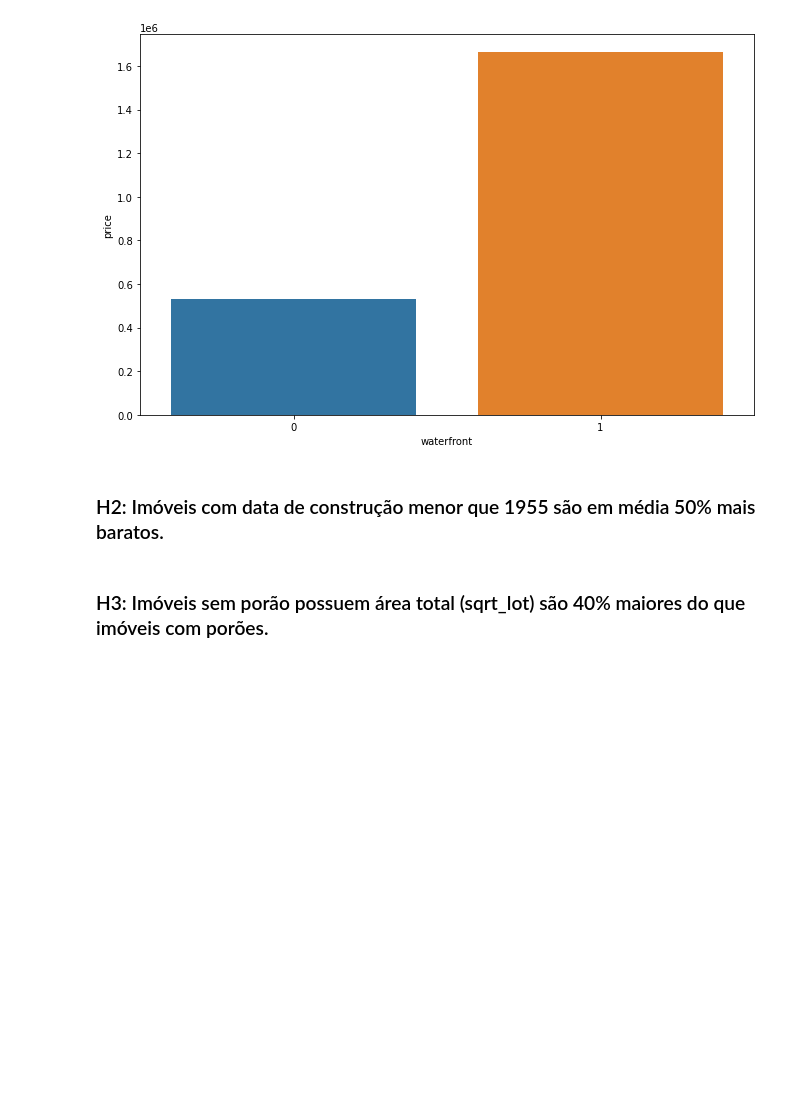
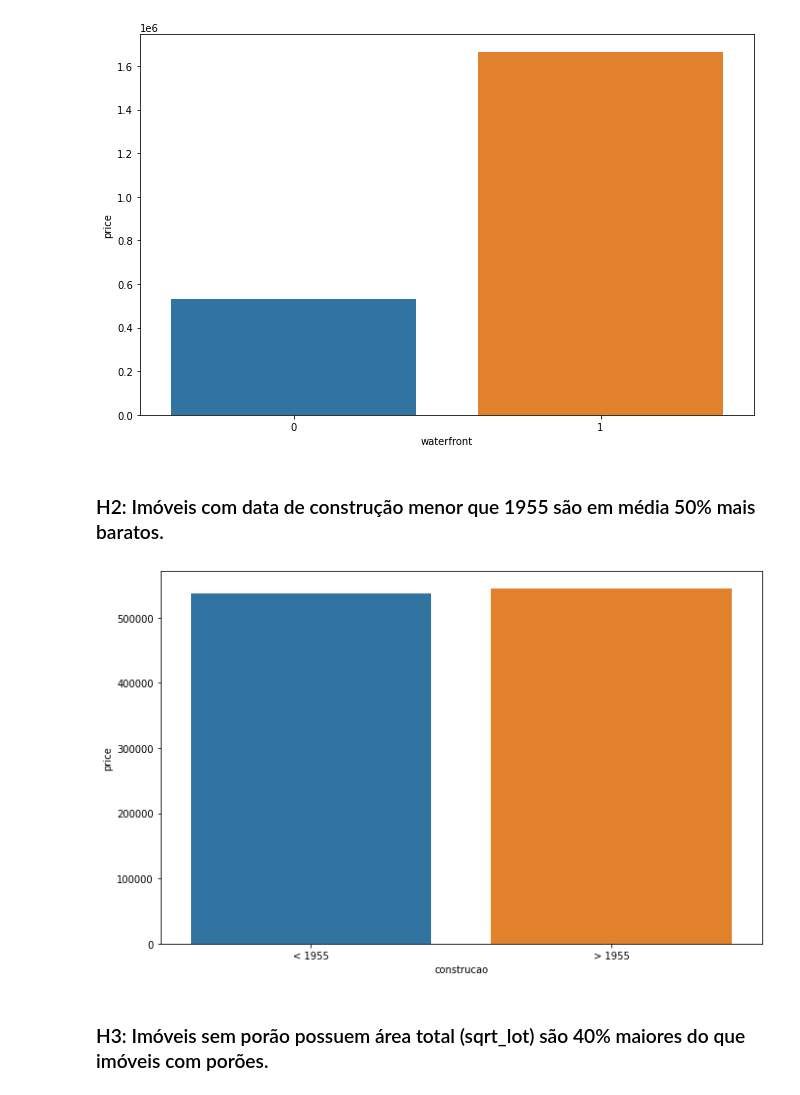
Before and after one commit to rsoliveirac/Python_do_zero_ao_DS, a Jupyter notebook: Projeto-Insight.ipynb, the cells around one changed output. Drawn from its saved outputs; the diff is of its cells as text; code cells hidden in the pictures; blank space fills up the shorter version.

```diff
--- a/Projeto-Insight.ipynb
+++ b/Projeto-Insight.ipynb
@@ -224,14 +224,16 @@ sns.barplot(h1['waterfront'], h1['price']);
 # %% [markdown]
 ### H2: Imóveis com data de construção menor que 1955 são em média 50% mais baratos.
 # %%
-df1 = df.copy()
+df = df.copy()
 
-df1['construcao'] = df1['yr_built'].apply(lambda x: '> 1955' if x > 1955
+df['construcao'] = df['yr_built'].apply(lambda x: '> 1955' if x > 1955
                                                                else '< 1955')
 
 h2 = df[['construcao', 'price']].groupby('construcao').mean().reset_index()
 
-sns.barplot(yr['construcao'], yr['price']);
+sns.barplot(h2['construcao'], h2['price']);
+# %% [output]
+[figure, added]
 # %% [markdown]
 ### H3: Imóveis sem porão possuem área total (sqrt_lot) são 40% maiores do que imóveis com 	porões.
 # %%
```
Also changed, not shown: parts of 9 cells of this notebook, 1 other file.
